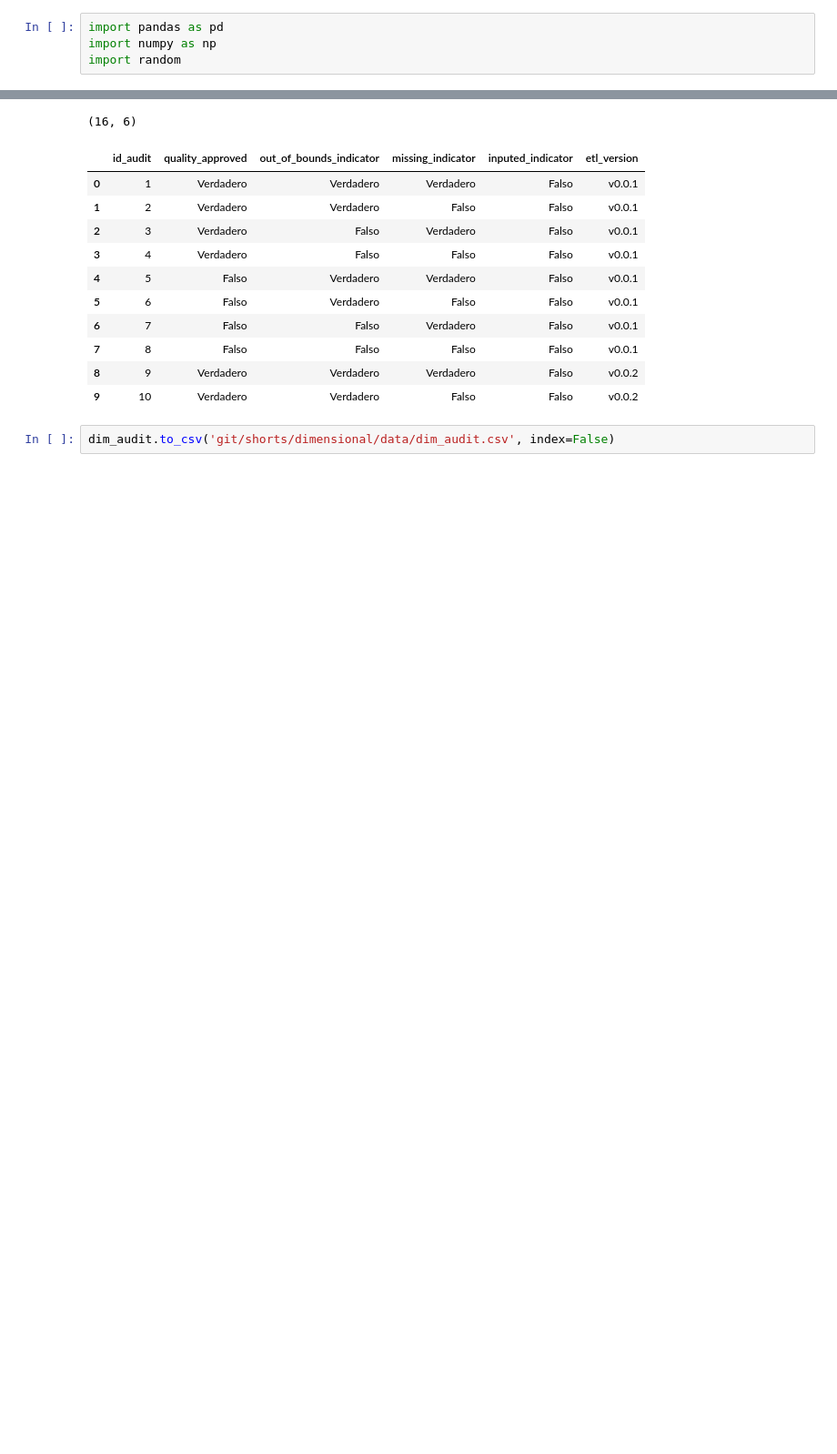
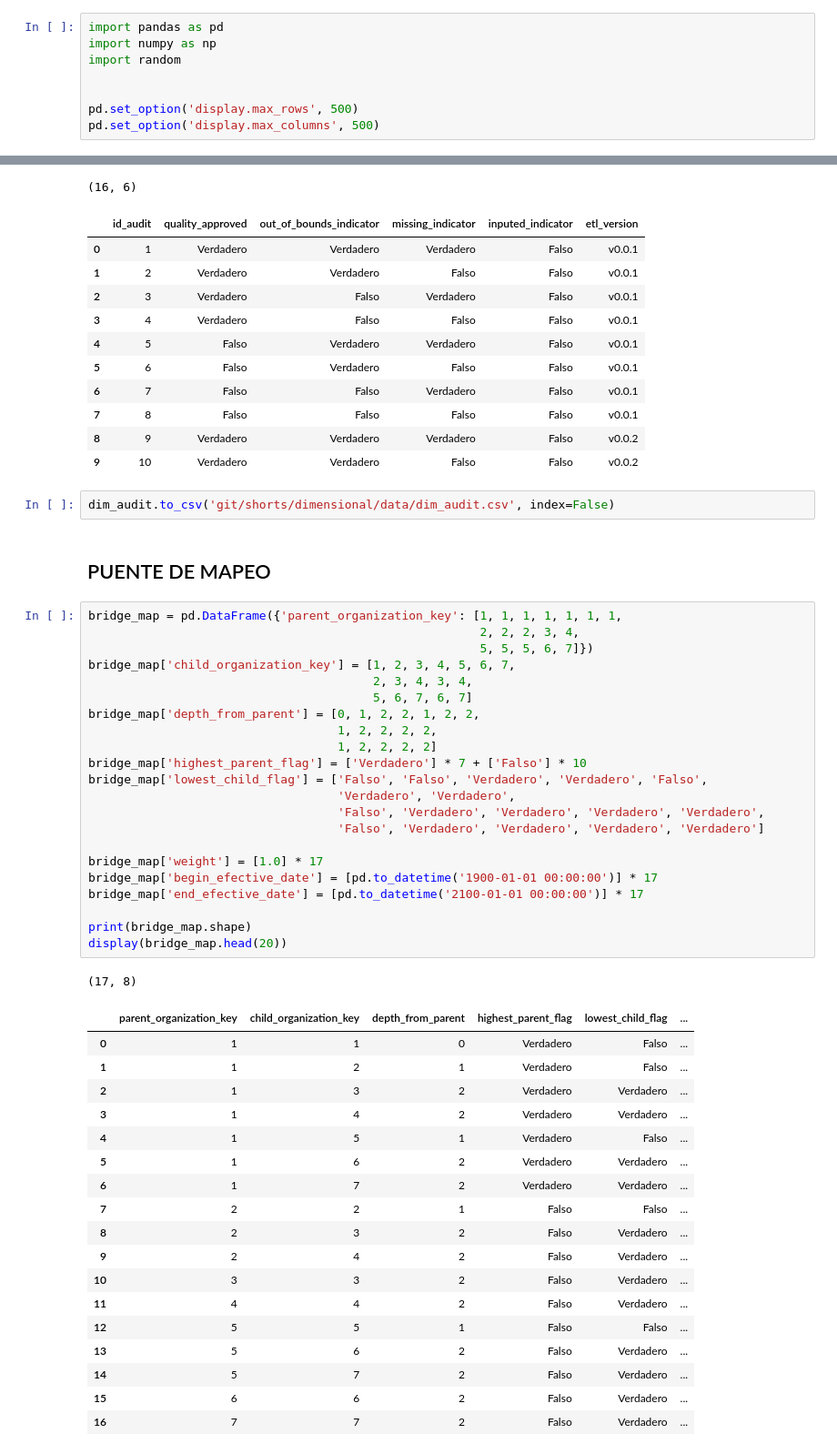
Before and after one commit to famenor/shorts, a Jupyter notebook: dimensional/01_create_dims.ipynb, the cells around one changed output, grey strips where cells are left out. Shown: that part at 91% size. Drawn from its saved outputs; the diff is of its cells as text; blank space fills up the shorter version.

```diff
--- a/dimensional/01_create_dims.ipynb
+++ b/dimensional/01_create_dims.ipynb
@@ -2,6 +2,10 @@
 import pandas as pd
 import numpy as np
 import random
+
+
+pd.set_option('display.max_rows', 500)
+pd.set_option('display.max_columns', 500)
 # %% [markdown]
 ## Dimension de tiempo
 # %%
@@ -289,3 +298,47 @@ display(dim_audit.head(10))
 | 9 | 10 | Verdadero | Verdadero | Falso | Falso | v0.0.2 |
 # %%
 dim_audit.to_csv('git/shorts/dimensional/data/dim_audit.csv', index=False)
+# %% [markdown]
+## PUENTE DE MAPEO
+# %%
+bridge_map = pd.DataFrame({'parent_organization_key': [1, 1, 1, 1, 1, 1, 1,
+                                                       2, 2, 2, 3, 4,
+                                                       5, 5, 5, 6, 7]})
+bridge_map['child_organization_key'] = [1, 2, 3, 4, 5, 6, 7,
+                                        2, 3, 4, 3, 4,
+                                        5, 6, 7, 6, 7]
+bridge_map['depth_from_parent'] = [0, 1, 2, 2, 1, 2, 2,
+                                   1, 2, 2, 2, 2,
+                                   1, 2, 2, 2, 2]
+bridge_map['highest_parent_flag'] = ['Verdadero'] * 7 + ['Falso'] * 10
+bridge_map['lowest_child_flag'] = ['Falso', 'Falso', 'Verdadero', 'Verdadero', 'Falso',
+                                   'Verdadero', 'Verdadero',
+                                   'Falso', 'Verdadero', 'Verdadero', 'Verdadero', 'Verdadero',
+                                   'Falso', 'Verdadero', 'Verdadero', 'Verdadero', 'Verdadero']
+
+bridge_map['weight'] = [1.0] * 17
+bridge_map['begin_efective_date'] = [pd.to_datetime('1900-01-01 00:00:00')] * 17
+bridge_map['end_efective_date'] = [pd.to_datetime('2100-01-01 00:00:00')] * 17
+
+print(bridge_map.shape)
+display(bridge_map.head(20))
+# %% [output]
+(17, 8)
+|  | parent_organization_key | child_organization_key | depth_from_parent | highest_parent_flag | lowest_child_flag | ... |
+| 0 | 1 | 1 | 0 | Verdadero | Falso | ... |
+| 1 | 1 | 2 | 1 | Verdadero | Falso | ... |
+| 2 | 1 | 3 | 2 | Verdadero | Verdadero | ... |
+| 3 | 1 | 4 | 2 | Verdadero | Verdadero | ... |
+| 4 | 1 | 5 | 1 | Verdadero | Falso | ... |
+| 5 | 1 | 6 | 2 | Verdadero | Verdadero | ... |
+| 6 | 1 | 7 | 2 | Verdadero | Verdadero | ... |
+| 7 | 2 | 2 | 1 | Falso | Falso | ... |
+| 8 | 2 | 3 | 2 | Falso | Verdadero | ... |
+| 9 | 2 | 4 | 2 | Falso | Verdadero | ... |
+| 10 | 3 | 3 | 2 | Falso | Verdadero | ... |
+| 11 | 4 | 4 | 2 | Falso | Verdadero | ... |
+| 12 | 5 | 5 | 1 | Falso | Falso | ... |
+| 13 | 5 | 6 | 2 | Falso | Verdadero | ... |
+| 14 | 5 | 7 | 2 | Falso | Verdadero | ... |
+| 15 | 6 | 6 | 2 | Falso | Verdadero | ... |
+| 16 | 7 | 7 | 2 | Falso | Verdadero | ... |
```
Also changed, not shown: parts of 22 cells of this notebook, 7 other files.
